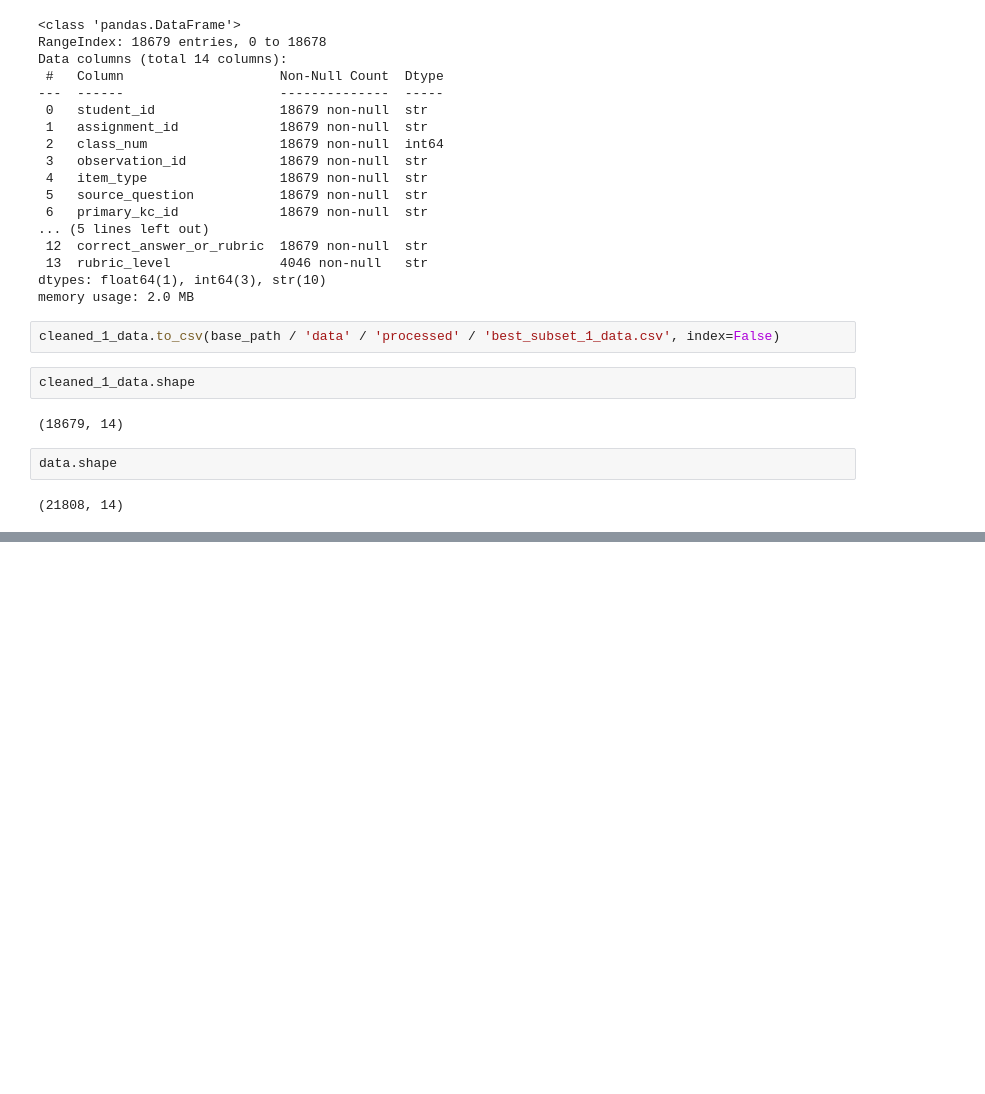
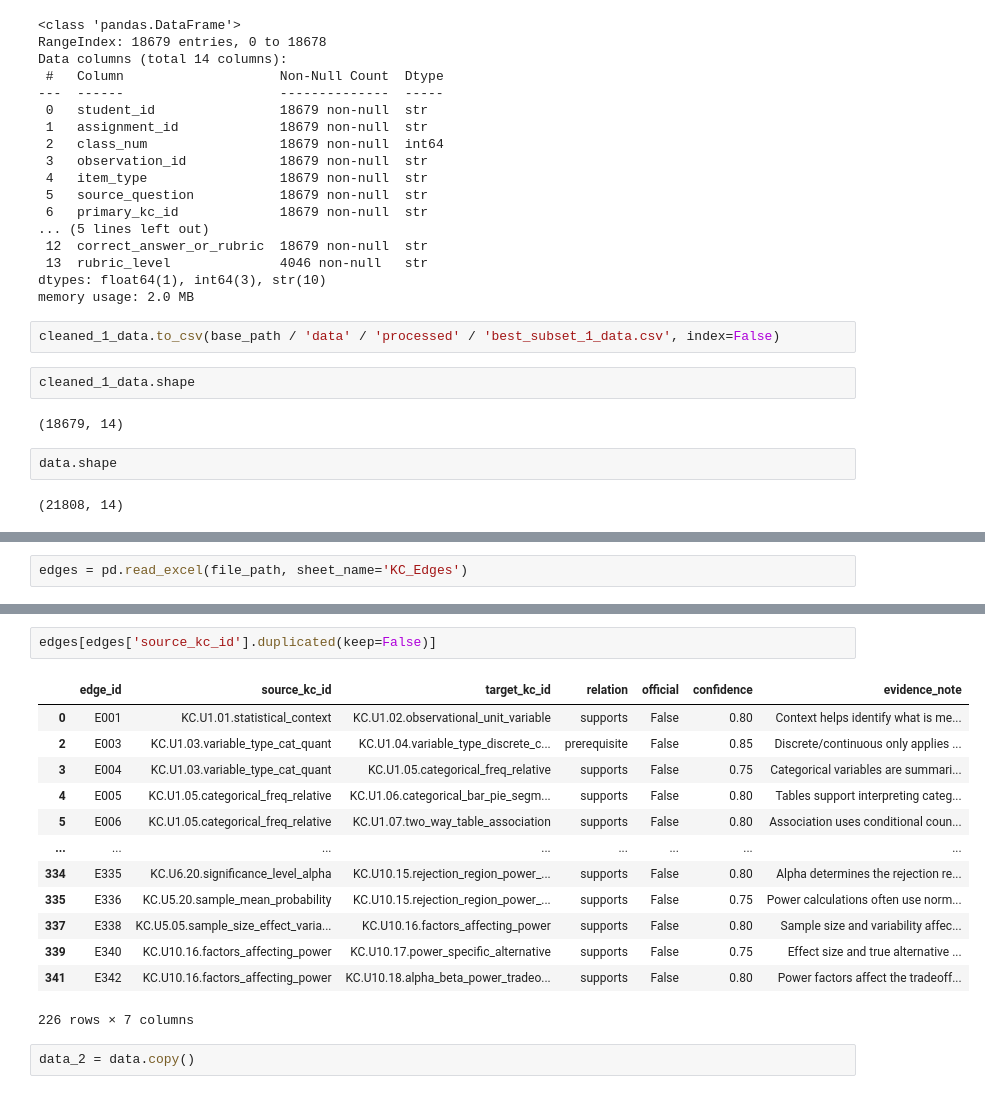
Before and after one commit to mailysg8/ai-student-progress-tracker, a Jupyter notebook: notebooks/best_subset_data.ipynb, the cells around one changed output, grey strips where cells are left out. Drawn from its saved outputs; the diff is of its cells as text; blank space fills up the shorter version.

```diff
--- a/notebooks/best_subset_data.ipynb
+++ b/notebooks/best_subset_data.ipynb
@@ -300,0 +405,2 @@ data.shape
+# %%
+edges = pd.read_excel(file_path, sheet_name='KC_Edges')
@@ -300,0 +444,18 @@ data.shape
+# %%
+edges[edges['source_kc_id'].duplicated(keep=False)]
+# %% [output]
+|  | edge_id | source_kc_id | target_kc_id | relation | official | confidence | evidence_note |
+| 0 | E001 | KC.U1.01.statistical_context | KC.U1.02.observational_unit_variable | supports | False | 0.80 | Context helps identify what is me... |
+| 2 | E003 | KC.U1.03.variable_type_cat_quant | KC.U1.04.variable_type_discrete_c... | prerequisite | False | 0.85 | Discrete/continuous only applies ... |
+| 3 | E004 | KC.U1.03.variable_type_cat_quant | KC.U1.05.categorical_freq_relative | supports | False | 0.75 | Categorical variables are summari... |
+| 4 | E005 | KC.U1.05.categorical_freq_relative | KC.U1.06.categorical_bar_pie_segm... | supports | False | 0.80 | Tables support interpreting categ... |
+| 5 | E006 | KC.U1.05.categorical_freq_relative | KC.U1.07.two_way_table_association | supports | False | 0.80 | Association uses conditional coun... |
+| ... | ... | ... | ... | ... | ... | ... | ... |
+| 334 | E335 | KC.U6.20.significance_level_alpha | KC.U10.15.rejection_region_power_... | supports | False | 0.80 | Alpha determines the rejection re... |
+| 335 | E336 | KC.U5.20.sample_mean_probability | KC.U10.15.rejection_region_power_... | supports | False | 0.75 | Power calculations often use norm... |
+| 337 | E338 | KC.U5.05.sample_size_effect_varia... | KC.U10.16.factors_affecting_power | supports | False | 0.80 | Sample size and variability affec... |
+| 339 | E340 | KC.U10.16.factors_affecting_power | KC.U10.17.power_specific_alternative | supports | False | 0.75 | Effect size and true alternative ... |
+| 341 | E342 | KC.U10.16.factors_affecting_power | KC.U10.18.alpha_beta_power_tradeo... | supports | False | 0.80 | Power factors affect the tradeoff... |
+226 rows × 7 columns
+# %%
+data_2 = data.copy()
```
Also changed, not shown: parts of 29 cells of this notebook.
